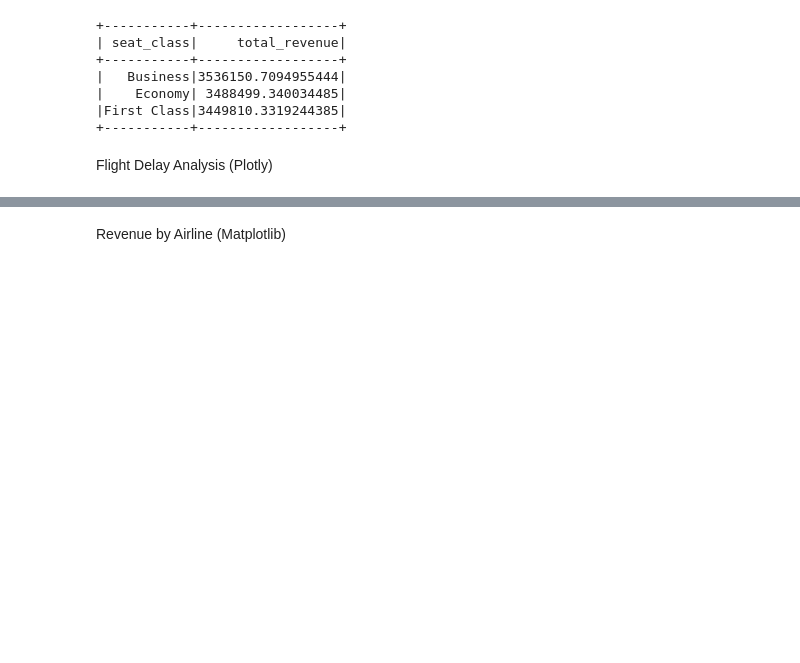
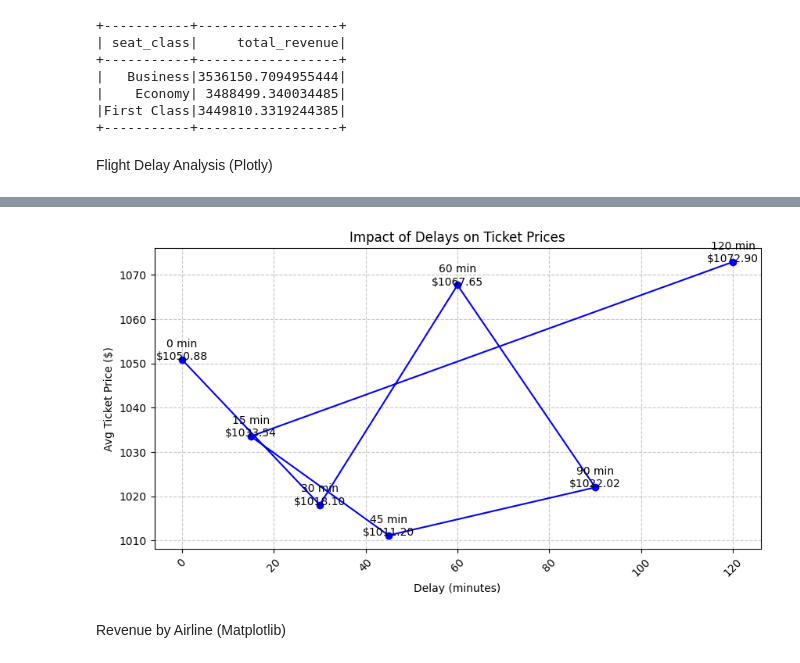
Before and after one commit to mansibora20/PySpark, a Jupyter notebook: 05_DataFrames.ipynb, the cells around one changed output, grey strips where cells are left out. Cells and saved outputs as stored; diff of their text form; code cells hidden in the pictures; blank space fills up the shorter version.

```diff
--- a/05_DataFrames.ipynb
+++ b/05_DataFrames.ipynb
@@ -199,6 +199,34 @@ fig.update_layout(hovermode=False)
 fig.show()
 # %% [output]
 [interactive output not drawn]
+# %%
+import matplotlib.pyplot as plt
+
+# Convert Spark DataFrame to Pandas
+delay_pd = delay_impact.toPandas()
+
+# Create the plot
+plt.figure(figsize=(10, 5))
+plt.plot(delay_pd["delay_minutes"], delay_pd["avg_ticket_price"], marker="o", linestyle="-", color="blue")
+
+# Annotate points with values
+for x, y in zip(delay_pd["delay_minutes"], delay_pd["avg_ticket_price"]):
+    plt.text(x, y, f"{x} min\n${y:.2f}", ha="center", fontsize=10, color="black")
+
+# Labels and title
+plt.xlabel("Delay (minutes)")
+plt.ylabel("Avg Ticket Price ($)")
+plt.title("Impact of Delays on Ticket Prices")
+
+# Grid and formatting
+plt.xticks(rotation=45)
+plt.grid(True, linestyle="--", alpha=0.7)
+
+# Save as an image for GitHub
+plt.savefig("delay_vs_price.png", dpi=300, bbox_inches="tight")  # Saves as an image
+plt.show()
+# %% [output]
+[figure, added]
 # %% [markdown]
 Revenue by Airline (Matplotlib)
 # %%
```
